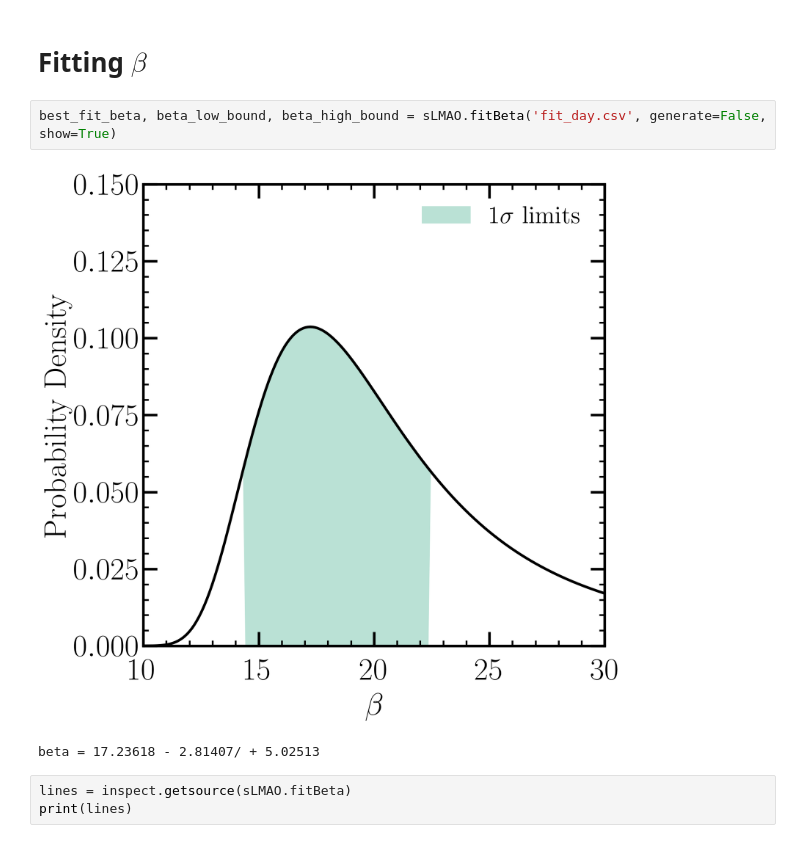
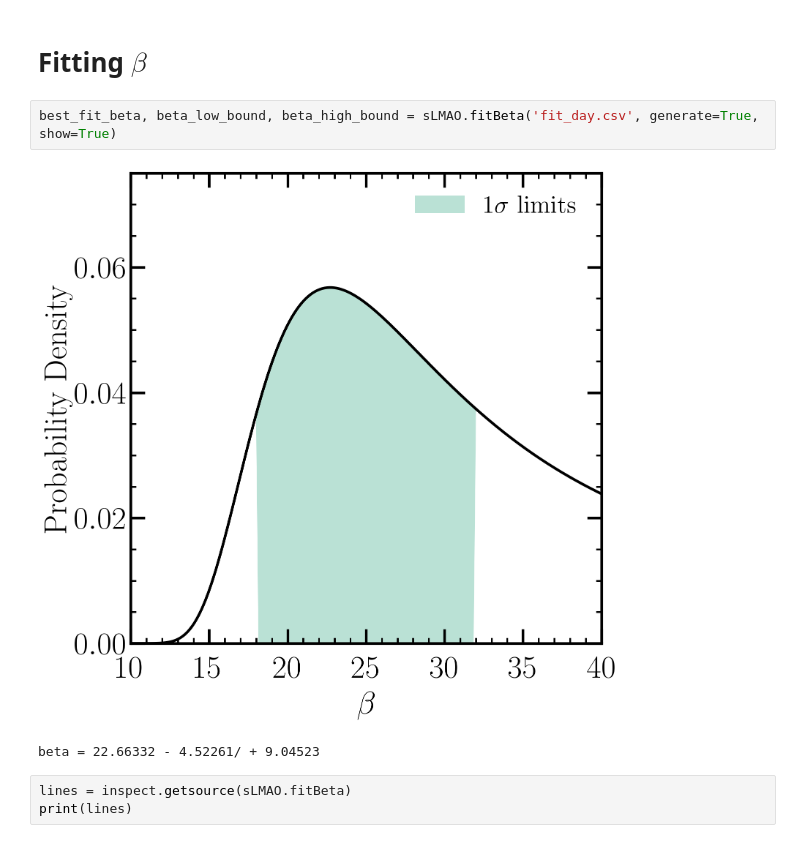
Before and after one commit to melanieAzaidel/solarLMAO, a Jupyter notebook: PlotFactory.ipynb, the cells around one changed output. Drawn from its saved outputs; the diff is of its cells as text.

```diff
--- a/PlotFactory.ipynb
+++ b/PlotFactory.ipynb
@@ -297,10 +297,10 @@ plt.show()
 # %% [markdown]
 # Fitting $\beta$
 # %%
-best_fit_beta, beta_low_bound, beta_high_bound = sLMAO.fitBeta('fit_day.csv', generate=False, show=True)
+best_fit_beta, beta_low_bound, beta_high_bound = sLMAO.fitBeta('fit_day.csv', generate=True, show=True)
 # %% [output]
-[figure, old version]
+[figure, new version]
-beta = 17.23618 - 2.81407/ + 5.02513
+beta = 22.66332 - 4.52261/ + 9.04523
 # %%
 lines = inspect.getsource(sLMAO.fitBeta)
 print(lines)
```
Also changed, not shown: parts of 8 cells of this notebook, 11 other files.
